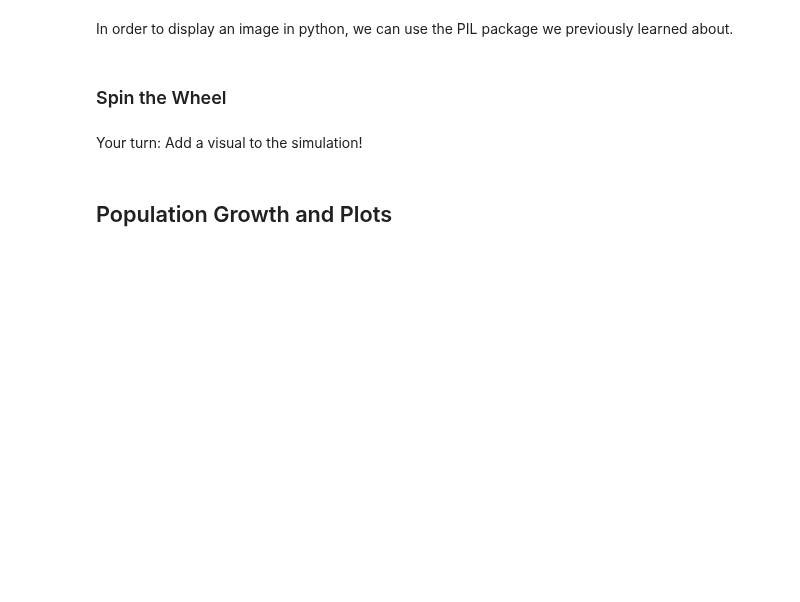
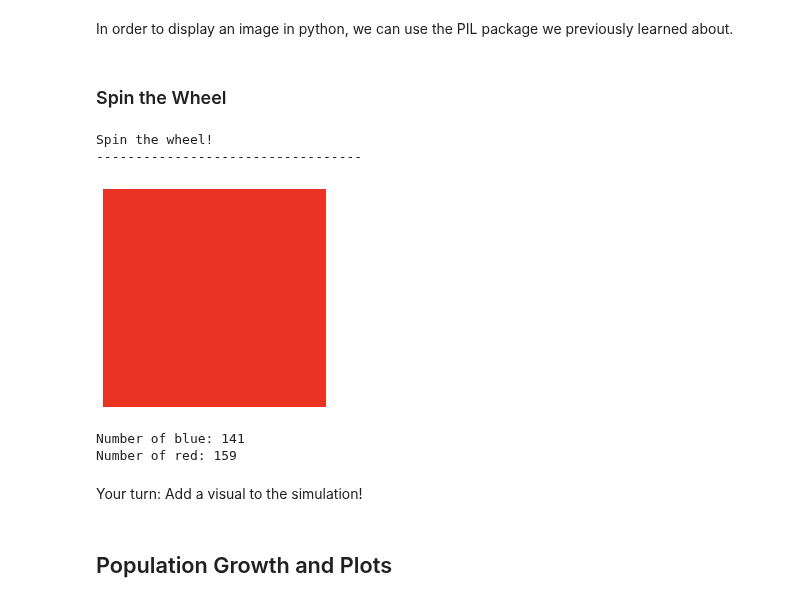
Before and after one commit to sanikasha/superFastPages, a Jupyter notebook: _notebooks/2023-04-25-P3M-Simulations.ipynb, the cells around one changed output. Drawn from its saved outputs; the diff is of its cells as text; code cells hidden in the pictures; blank space fills up the shorter version.

```diff
--- a/_notebooks/2023-04-25-P3M-Simulations.ipynb
+++ b/_notebooks/2023-04-25-P3M-Simulations.ipynb
@@ -136,23 +149,45 @@ In order to display an image in python, we can use the PIL package we previously
 ### Spin the Wheel
 # %%
 import random
+from PIL import Image
+import matplotlib.pyplot as plt
+
+def display(image):
+    plt.imshow(image)
+    plt.axis('off')
+    plt.show()
 
 print("Spin the wheel!")
 print("----------------------------------")
+
+imr = Image.open(r"images/red.png")
+imb = Image.open(r"images/blue.png")
 
 n = 300
 blue = 0
 red = 0
 
 for i in range(n):
     spin = random.randint(1,2)
     if spin == 1: # head
         blue = blue + 1
     else:         # tail
         red = red + 1
 
+if red > blue:
+    display(imr)
+
+if red < blue:
+    display(imb)
+
 print('Number of blue:', blue)
 print('Number of red:', red)
+# %% [output]
+Spin the wheel!
+----------------------------------
+[figure, added]
+Number of blue: 141
+Number of red: 159
 # %% [markdown]
 Your turn: Add a visual to the simulation!
 # %% [markdown]
```
Also changed, not shown: parts of 16 cells of this notebook, 14 other files.
